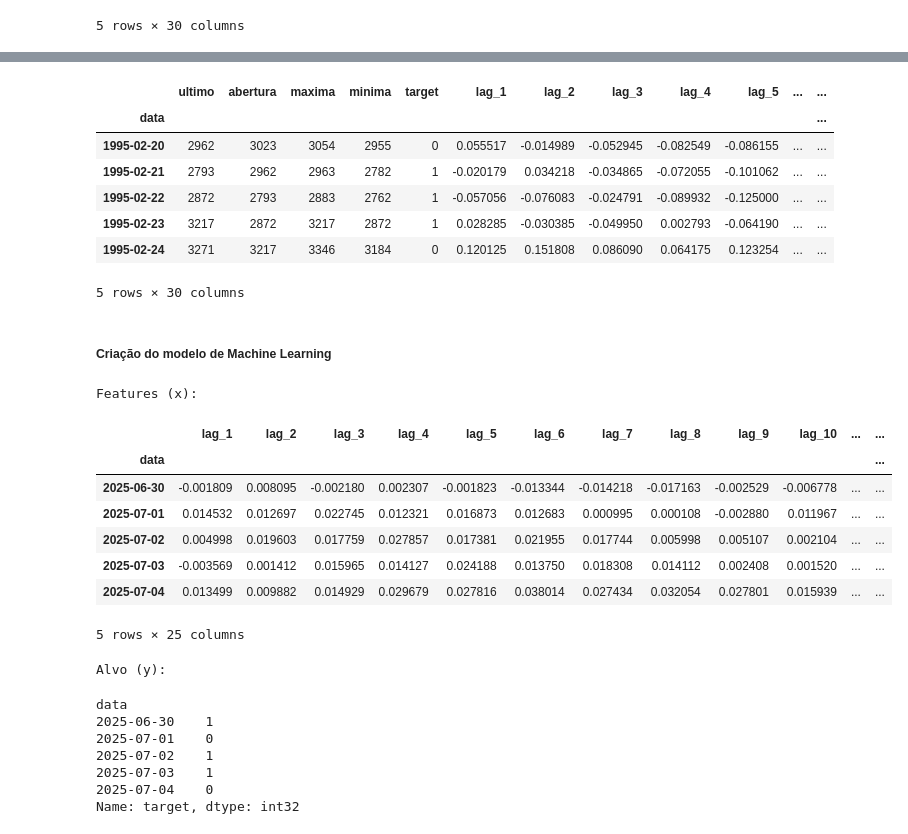
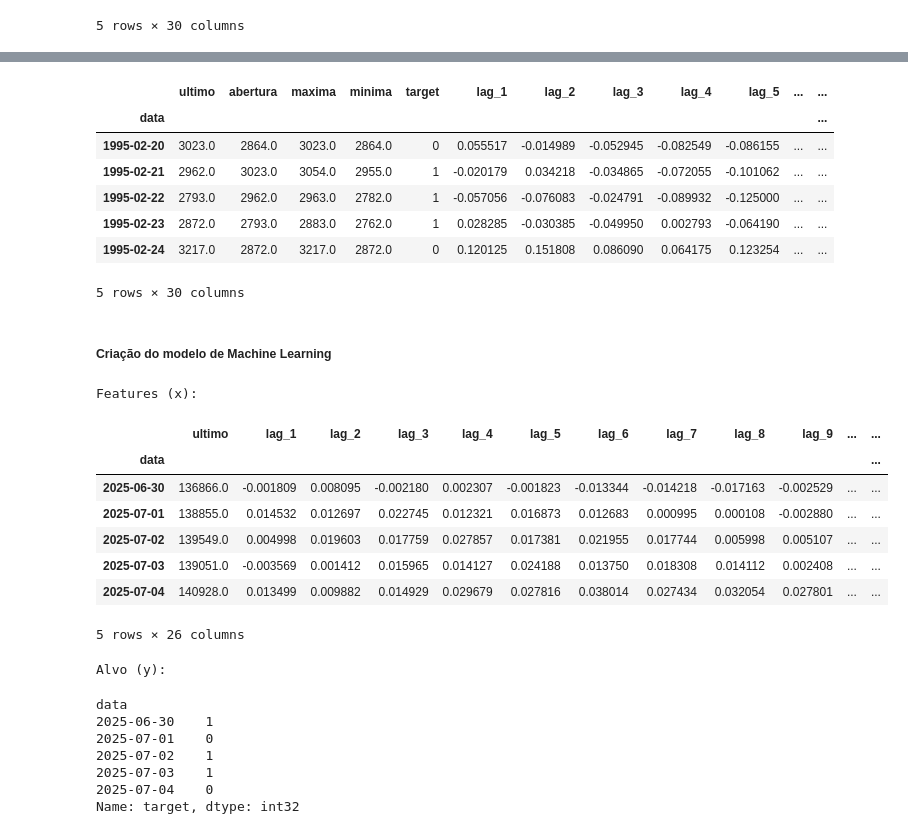
Before and after one commit to RicardViana/fiap-Machine-Learning-and-Time-Series, a Jupyter notebook: tech_challenge_fase_2.ipynb, the cells around one changed output, grey strips where cells are left out. Cells and saved outputs as stored; diff of their text form; code cells hidden in the pictures.

```diff
--- a/tech_challenge_fase_2.ipynb
+++ b/tech_challenge_fase_2.ipynb
@@ -326,7 +312,7 @@ dados.tail()
 # %%
 # Criando as médias moveis
 
-dias_medias = [3, 7, 14, 21]
+dias_medias = [7, 14, 21, 28]
 
 for dias in dias_medias:
     dados[f"ma_{dias}"] = dados["ultimo"].rolling(window=dias).mean()
@@ -414,7 +392,9 @@ dados[["ultimo","lag_1"]].tail(3)
 # %%
 # Tratar o data frame para evitar o data leakage --> empurrar os dados para a linha de baixo
 
-features_a_deslocar = [col for col in dados.columns if col not in ["ultimo", "abertura", "maxima", "minima", "target"]]
+colunas_excluir = ["target"]
+features_a_deslocar = [col for col in dados.columns if col not in colunas_excluir]
+
 dados[features_a_deslocar] = dados[features_a_deslocar].shift(1)
 
 dados.tail()
@@ -443,11 +415,11 @@ dados.head()
 # %% [output]
 |  | ultimo | abertura | maxima | minima | target | lag_1 | lag_2 | lag_3 | lag_4 | lag_5 | ... | ... |
 | data |  |  |  |  |  |  |  |  |  |  |  | ... |
-| 1995-02-20 | 2962 | 3023 | 3054 | 2955 | 0 | 0.055517 | -0.014989 | -0.052945 | -0.082549 | -0.086155 | ... | ... |
-| 1995-02-21 | 2793 | 2962 | 2963 | 2782 | 1 | -0.020179 | 0.034218 | -0.034865 | -0.072055 | -0.101062 | ... | ... |
-| 1995-02-22 | 2872 | 2793 | 2883 | 2762 | 1 | -0.057056 | -0.076083 | -0.024791 | -0.089932 | -0.125000 | ... | ... |
-| 1995-02-23 | 3217 | 2872 | 3217 | 2872 | 1 | 0.028285 | -0.030385 | -0.049950 | 0.002793 | -0.064190 | ... | ... |
-| 1995-02-24 | 3271 | 3217 | 3346 | 3184 | 0 | 0.120125 | 0.151808 | 0.086090 | 0.064175 | 0.123254 | ... | ... |
+| 1995-02-20 | 3023.0 | 2864.0 | 3023.0 | 2864.0 | 0 | 0.055517 | -0.014989 | -0.052945 | -0.082549 | -0.086155 | ... | ... |
+| 1995-02-21 | 2962.0 | 3023.0 | 3054.0 | 2955.0 | 1 | -0.020179 | 0.034218 | -0.034865 | -0.072055 | -0.101062 | ... | ... |
+| 1995-02-22 | 2793.0 | 2962.0 | 2963.0 | 2782.0 | 1 | -0.057056 | -0.076083 | -0.024791 | -0.089932 | -0.125000 | ... | ... |
+| 1995-02-23 | 2872.0 | 2793.0 | 2883.0 | 2762.0 | 1 | 0.028285 | -0.030385 | -0.049950 | 0.002793 | -0.064190 | ... | ... |
+| 1995-02-24 | 3217.0 | 2872.0 | 3217.0 | 2872.0 | 0 | 0.120125 | 0.151808 | 0.086090 | 0.064175 | 0.123254 | ... | ... |
 5 rows × 30 columns
 # %% [markdown]
 ##### Criação do modelo de Machine Learning
@@ -468,24 +440,24 @@ data_inicio_treino = pd.to_datetime(date(ano_inicio_treino,1,1))
 # %%
 # Separar os dados para treino e teste
 
-x = dados.drop(columns=["ultimo", "abertura", "maxima", "minima","target"])
+x = dados.drop(columns=["abertura", "maxima", "minima","target"])
 y = dados["target"]
 
 print("Features (x):")
 display(x.tail())
 
 print("\nAlvo (y):")
 display(y.tail())
 # %% [output]
 Features (x):
-|  | lag_1 | lag_2 | lag_3 | lag_4 | lag_5 | lag_6 | lag_7 | lag_8 | lag_9 | lag_10 | ... | ... |
+|  | ultimo | lag_1 | lag_2 | lag_3 | lag_4 | lag_5 | lag_6 | lag_7 | lag_8 | lag_9 | ... | ... |
 | data |  |  |  |  |  |  |  |  |  |  |  | ... |
-| 2025-06-30 | -0.001809 | 0.008095 | -0.002180 | 0.002307 | -0.001823 | -0.013344 | -0.014218 | -0.017163 | -0.002529 | -0.006778 | ... | ... |
-| 2025-07-01 | 0.014532 | 0.012697 | 0.022745 | 0.012321 | 0.016873 | 0.012683 | 0.000995 | 0.000108 | -0.002880 | 0.011967 | ... | ... |
-| 2025-07-02 | 0.004998 | 0.019603 | 0.017759 | 0.027857 | 0.017381 | 0.021955 | 0.017744 | 0.005998 | 0.005107 | 0.002104 | ... | ... |
-| 2025-07-03 | -0.003569 | 0.001412 | 0.015965 | 0.014127 | 0.024188 | 0.013750 | 0.018308 | 0.014112 | 0.002408 | 0.001520 | ... | ... |
-| 2025-07-04 | 0.013499 | 0.009882 | 0.014929 | 0.029679 | 0.027816 | 0.038014 | 0.027434 | 0.032054 | 0.027801 | 0.015939 | ... | ... |
+| 2025-06-30 | 136866.0 | -0.001809 | 0.008095 | -0.002180 | 0.002307 | -0.001823 | -0.013344 | -0.014218 | -0.017163 | -0.002529 | ... | ... |
+| 2025-07-01 | 138855.0 | 0.014532 | 0.012697 | 0.022745 | 0.012321 | 0.016873 | 0.012683 | 0.000995 | 0.000108 | -0.002880 | ... | ... |
+| 2025-07-02 | 139549.0 | 0.004998 | 0.019603 | 0.017759 | 0.027857 | 0.017381 | 0.021955 | 0.017744 | 0.005998 | 0.005107 | ... | ... |
+| 2025-07-03 | 139051.0 | -0.003569 | 0.001412 | 0.015965 | 0.014127 | 0.024188 | 0.013750 | 0.018308 | 0.014112 | 0.002408 | ... | ... |
+| 2025-07-04 | 140928.0 | 0.013499 | 0.009882 | 0.014929 | 0.029679 | 0.027816 | 0.038014 | 0.027434 | 0.032054 | 0.027801 | ... | ... |
-5 rows × 25 columns
+5 rows × 26 columns
 Alvo (y):
 data
 2025-06-30    1
```
Also changed, not shown: parts of 10 cells of this notebook.
